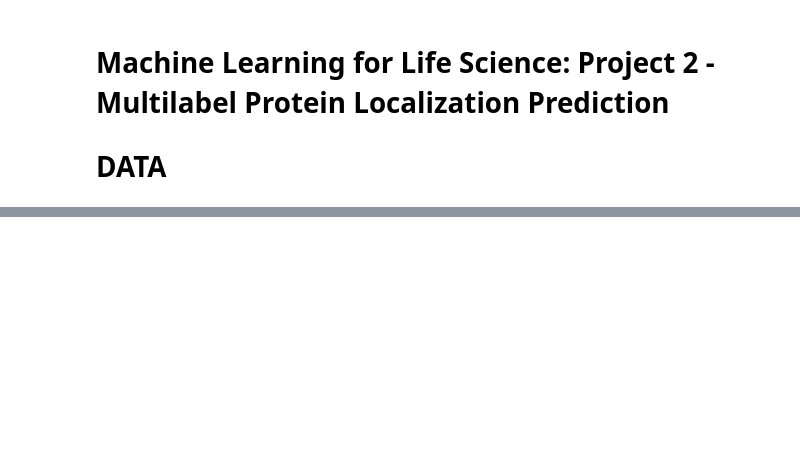
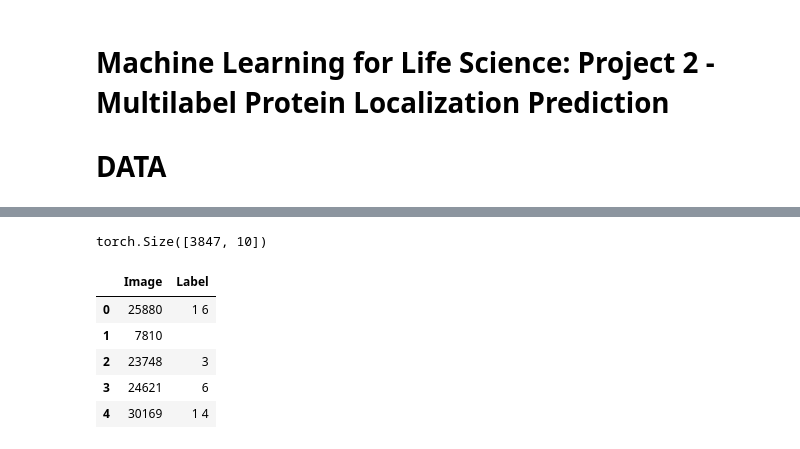
Before and after one commit to robsyc/ProteinLocalizer, a Jupyter notebook: notebook_project2.ipynb, the cells around one changed output, grey strips where cells are left out. Saved outputs shown, nothing was run; the diff lists cells and outputs as text; code cells hidden in the pictures; blank space fills up the shorter version.

```diff
--- a/notebook_project2.ipynb
+++ b/notebook_project2.ipynb
@@ -440,0 +617,4 @@ submission.head()
+# %%
+for i in range(4):
+    print('Label:\n', test_batch[1][i])
+    print('Prediction:\n', nn.Sigmoid()(test_model(test_batch[0])[i]), '\n')
@@ -440,0 +705,7 @@ submission.head()
+# %%
+model.to('cpu')
+model.eval()
+
+for i in range(4):
+    print('Label:\n', test_batch[1][i])
+    print('Prediction:\n', nn.Sigmoid()(model(test_batch[0])[i]), '\n')
@@ -441,3 +730,39 @@ submission.head()
+# %%
+# make predictions
+model.to(device)
+model.eval()
+predictions = []
+
+with torch.no_grad():
+    for batch in test_dataloader:
+        X_batch = batch
+        X_batch = X_batch.to(device)
+        y_hat_batch = nn.Sigmoid()(model(X_batch))
+        predictions.append(y_hat_batch)
+
+predictions = torch.cat(predictions, dim=0)
+print(predictions.shape)
+# %% [output]
+torch.Size([3847, 10])
+# %%
+# format
+#    ID,TARGET
+#    2, 1 3
+#    5,1
+#    6, 2 4
+
+threshold = 0.5
+submission = pd.DataFrame()
+submission['Image'] = [int(name.split('.')[-2].split('/')[-1]) for name in test_dataset.X]
+submission['Label'] = [' '.join([str(i) for i in range(10) if predictions[idx][i] >= threshold]) for idx in range(len(predictions))]
+submission.head()
+# %% [output]
+|  | Image | Label |
+| 0 | 25880 | 1 6 |
+| 1 | 7810 |  |
+| 2 | 23748 | 3 |
+| 3 | 24621 | 6 |
+| 4 | 30169 | 1 4 |
 # %%
 # save submission
 submission.to_csv('submission.csv', index=False)
```
Also changed, not shown: parts of 36 cells of this notebook, 1 other file.
